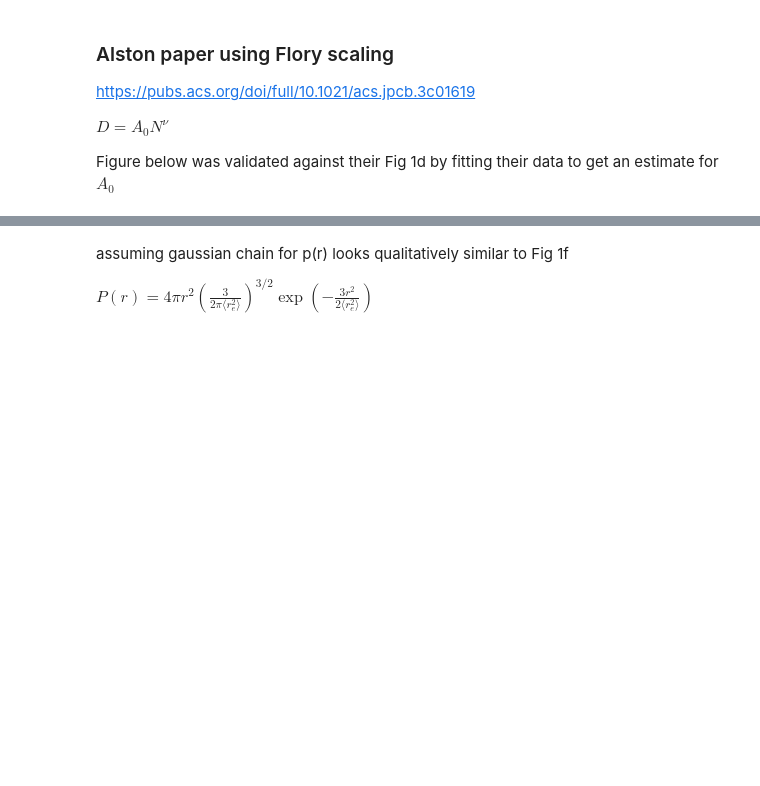
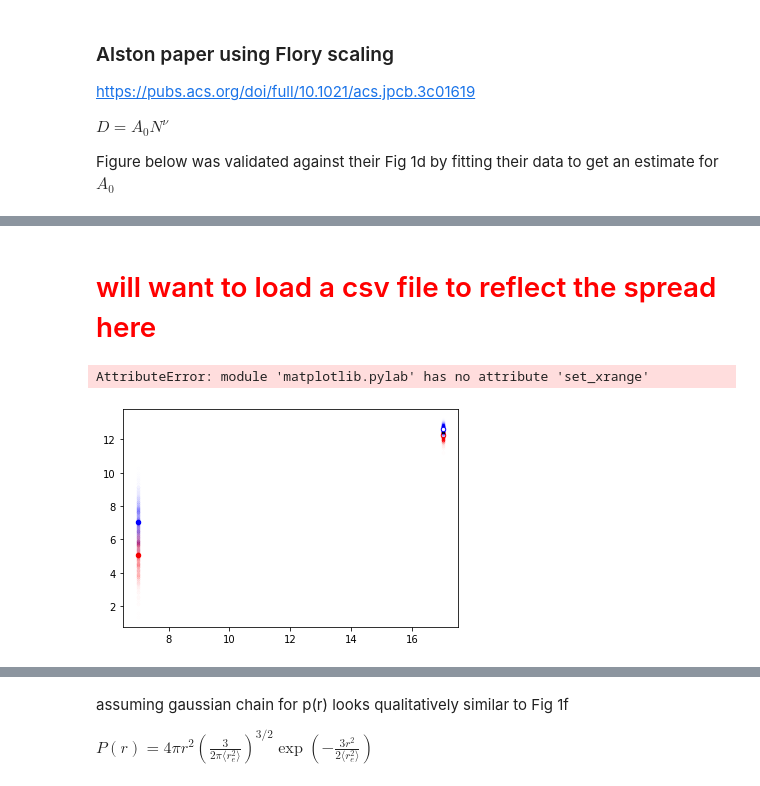
Before and after one commit to huskeypm/foldingML, a Jupyter notebook: ablim.ipynb, the cells around one changed output, grey strips where cells are left out. Saved outputs shown, nothing was run; the diff lists cells and outputs as text; code cells hidden in the pictures; blank space fills up the shorter version.

```diff
--- a/ablim.ipynb
+++ b/ablim.ipynb
@@ -390,3 +366,57 @@ will want to load a csv file to reflect the spread here
+# %% [markdown]
+# <font color=red>will want to load a csv file to reflect the spread here</font>
+# %%
+# draw random numbers from histogram
+n = 1000
+r = np.random.randn(n)
+#$plt.hist(r)
+
+
+
+def func(v):
+    return 10 + np.sqrt(v)
+
+
+## RV 1
+rv = np.zeros([2,n])
+rv[0,:] = 7
+rv[1,:] = r+5
+
+### sim
+plt.scatter([rv[0,0]],[np.mean( rv[1,:] )],facecolor='red',s=20)
+plt.scatter(rv[0,:],rv[1,:],facecolor='red',s=10,alpha=0.005)
+
+
+## extrap'd
+ev  = np.zeros_like(rv)
+ev[0,:] = 17
+ev[1,:] = func( rv[1,:] )
+plt.scatter(ev[0,:],ev[1,:],facecolor='red',s=10,alpha=0.005)
+plt.scatter([ev[0,0]],[np.mean( ev[1,:] )],facecolor='white',edgecolor='red',s=20)
+
+
+
+
+## RV 2
+rv = np.zeros([2,n])
+rv[0,:] = 7
+rv[1,:] = r+7
+
+ev[0,:] = 17
+ev[1,:] = func( rv[1,:] )
+
+
+plt.scatter([rv[0,0]],[np.mean( rv[1,:] )],facecolor='blue',s=20)
+plt.scatter(rv[0,:],rv[1,:],facecolor='blue',s=10,alpha=0.005)
+
+## extrap'd
+plt.scatter(ev[0,:],ev[1,:],facecolor='blue',s=10,alpha=0.005)
+plt.scatter([ev[0,0]],[np.mean( ev[1,:] )],facecolor='white',edgecolor='blue',s=20)
+
+plt.set_xrange([0,20])
+# %% [output]
+AttributeError: module 'matplotlib.pylab' has no attribute 'set_xrange'
+[figure, added]
 # %%
 import numpy as np
 import matplotlib.pylab as plt
```
Also changed, not shown: parts of 16 cells of this notebook.
